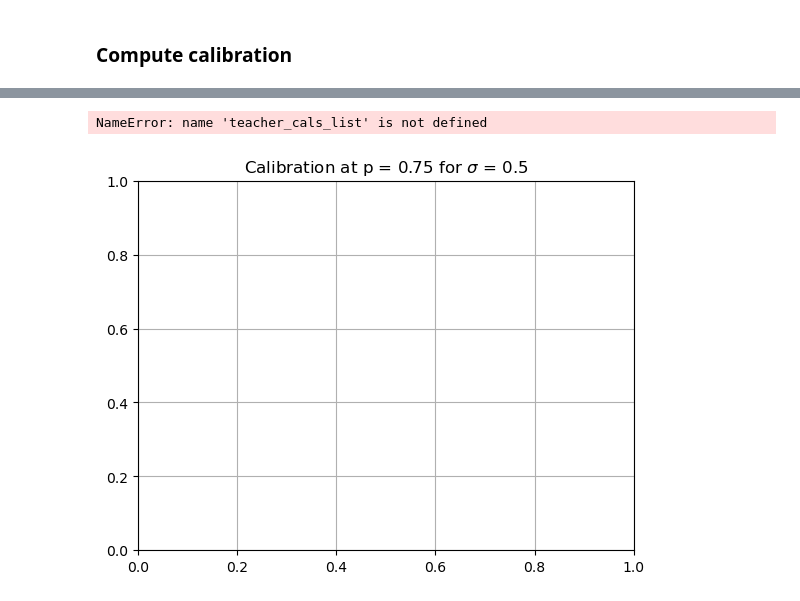
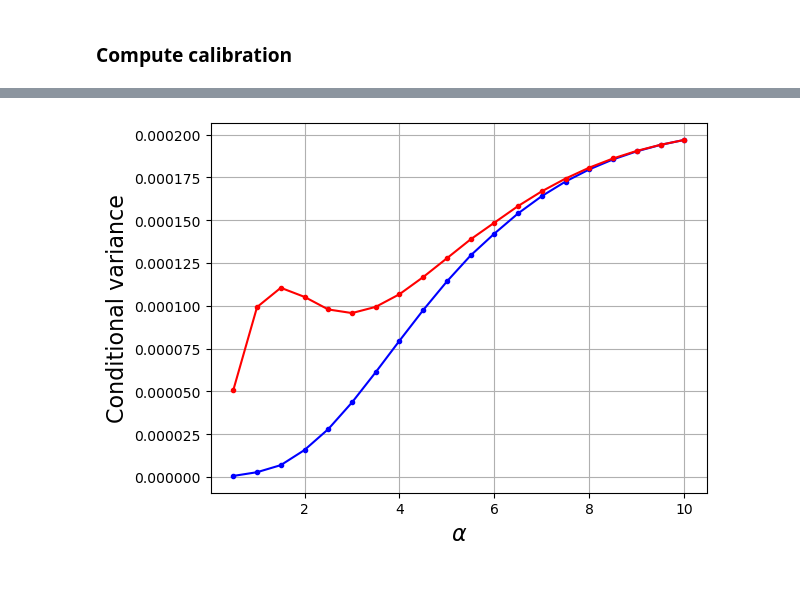
Before and after one commit to lclarte/uncertainty-project, a Jupyter notebook: Code/experiments/lambda-min-error-experiments.ipynb, the cells around one changed output, grey strips where cells are left out. Drawn from its saved outputs; the diff is of its cells as text; code cells hidden in the pictures.

```diff
--- a/Code/experiments/lambda-min-error-experiments.ipynb
+++ b/Code/experiments/lambda-min-error-experiments.ipynb
@@ -127,6 +132,7 @@ delta_p = 0.05
 # %%
 overlaps_lambda_error = compute_overlaps(alphas, lambdas_error, sigma)
 overlaps_lambda_loss = compute_overlaps(alphas, lambdas_loss, sigma)
+overlaps_bayes_optimal = [ Overlap(*gcmpyo3.state_evolution.bayes_optimal_state_evolution_matching(a, sigma**2, 1.0, "probit", 1e-4, True, False)) for a in alphas ]
 
 calibration_lambda_error = [ core.calibration.compute_teacher_calibration(p, 1.0, o.q, o.m, sigma) for o in overlaps_lambda_error]
 calibration_lambda_loss  = [ core.calibration.compute_teacher_calibration(p, 1.0, o.q, o.m, sigma) for o in overlaps_lambda_loss]
@@ -180,23 +149,14 @@ plt.scatter(alphas, calibration_lambda_loss, color='r', label='$\\lambda_{loss}$
-# %%
-
-
-fig = plt.figure()
-ax = fig.add_subplot()
-
-plt.grid()
-plt.title('Calibration at p = {:.2f} for $\\sigma$ = {}'.format(p, sigma))
-
-plt.plot(alphas, teacher_cals_list, 'b', label='$\\lambda_{error}$')
-plt.plot(alphas_loss, loss_teacher_cals_list, 'r', label='$\\lambda_{loss}$')
-
-plt.errorbar(ex_alphas, full_exp_cals_list, yerr= np.array(std) / np.sqrt(ntrials), fmt='.', c='b', marker='x')
-plt.errorbar(ex_alphas_loss, full_exp_loss_cals_list, yerr = np.array(loss_std) / np.sqrt(ntrials), fmt='.', marker='x', c='r')
-
-legend = plt.legend(prop={'size':16})
-legend.get_frame().set_alpha(1)
-plt.xlabel('$\\alpha$', fontsize=16)
-plt.ylabel('$\\Delta_p$', fontsize=16)
-ax.set_aspect(1./ax.get_data_ratio())
-# %% [output]
-NameError: name 'teacher_cals_list' is not defined
-[figure, removed]
+# %%
+# Plot the conditional variance
+
+cond_var_error = [ gcmpyo3.utility.conditional_variance_probit(o.m, o.q, sigma**2 + 1.0 - obo.q, obo.q, utility.sigmoid_inv(p)) for o, obo in zip(overlaps_lambda_error, overlaps_bayes_optimal)]
+cond_var_loss  = [ gcmpyo3.utility.conditional_variance_probit(o.m, o.q, sigma**2 + 1.0 - obo.q, obo.q, utility.sigmoid_inv(p)) for o, obo in zip(overlaps_lambda_loss, overlaps_bayes_optimal)]
+
+plt.plot(alphas, cond_var_error, 'b', label='$\\lambda_{error}$', marker='.')
+plt.plot(alphas, cond_var_loss, 'r', label='$\\lambda_{loss}$', marker='.')
+
+plt.xlabel('$\\alpha$', fontsize=16)
+plt.ylabel('Conditional variance', fontsize=16)
+plt.grid()
+# %% [output]
+[figure, added]
```
Also changed, not shown: parts of 15 cells of this notebook, 4 other files.
